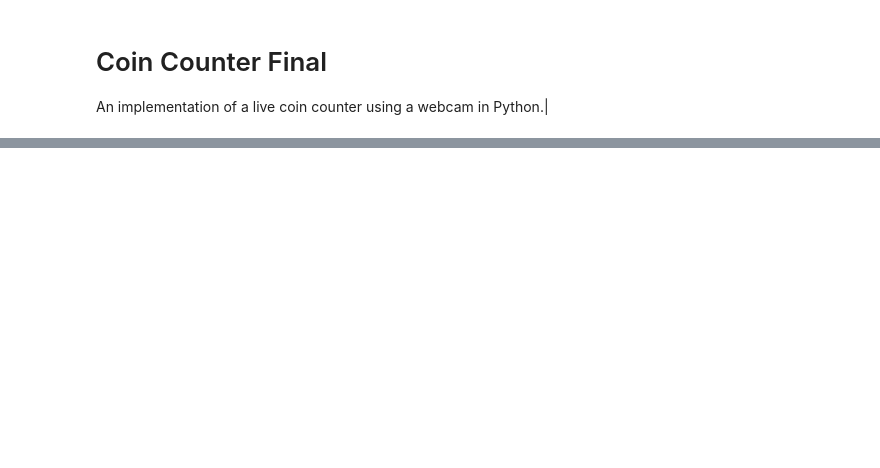
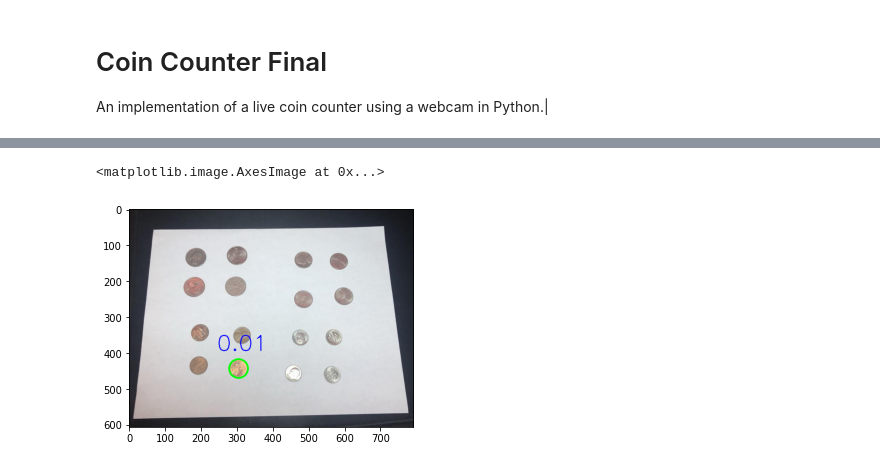
Before and after one commit to MrTsfree/Coin-Counter, a Jupyter notebook: counter.ipynb, the cells around one changed output, grey strips where cells are left out. Cells and saved outputs as stored; diff of their text form; code cells hidden in the pictures; blank space fills up the shorter version.

Commit message:
added coin counting

```diff
--- a/counter.ipynb
+++ b/counter.ipynb
@@ -16,3 +15,3 @@ plt.gray();
 # %%
-im = io.imread('../coins_paper.jpg')
+im = io.imread('coins_paper.jpg')
 plt.imshow(im)
@@ -240,10 +192,23 @@ cv2.destroyAllWindows()
 # %%
-def count_coins(currency=None):
-    if currency is None:
-        # Default currency is US currency
-        currency = [(0.01, 19.05), (0.05, 21.21), (0.1, 17.91), (0.25, 24.26)]
-    bg_area = 60322.46 # 8.5x11 in paper (215.9x279.4 mm)
-    # Convert diameters into area ratios
-    currency = [(val, np.pi*((diam/2)**2) / bg_area) for val, diam in currency]
+currency = [(0.01, 19.05), (0.05, 21.21), (0.1, 17.91), (0.25, 24.26)]
+bg_area = 60322.46 # 8.5x11 in paper (215.9x279.4 mm)
+# Convert diameters into area ratios
+CURRENCY = [(val, np.pi*((diam/2)**2) / bg_area) for val, diam in currency]
+def count_coins_static(im):
+    gray = cv2.cvtColor(im, cv2.COLOR_RGB2GRAY)
+    blur = cv2.GaussianBlur(gray, (11,11), 1.5)
+    contour = preprocess(blur)
 
-    return 0
+    # Contour area must be >=50% of the image area (if not stop processing)
+    area = cv2.contourArea(contour)
+    if area < gray.size * 0.5:
+        return im
+
+    if contour is None or not aprox_rect(contour):
+        print("bad time sad time")
+        return im
+
+    #coin counting
+
+
+    return print_circles(blur, im, CURRENCY, area)
@@ -251,0 +222,5 @@ print(f'Total value: {count_coins()}')
+# %%
+plt.imshow(count_coins_static(io.imread('coins_paper2.jpg')[250:-200]))
+# %% [output]
+<matplotlib.image.AxesImage at 0x...>
+[figure, added]
```
Also changed, not shown: parts of 12 cells of this notebook, 2 other files.
